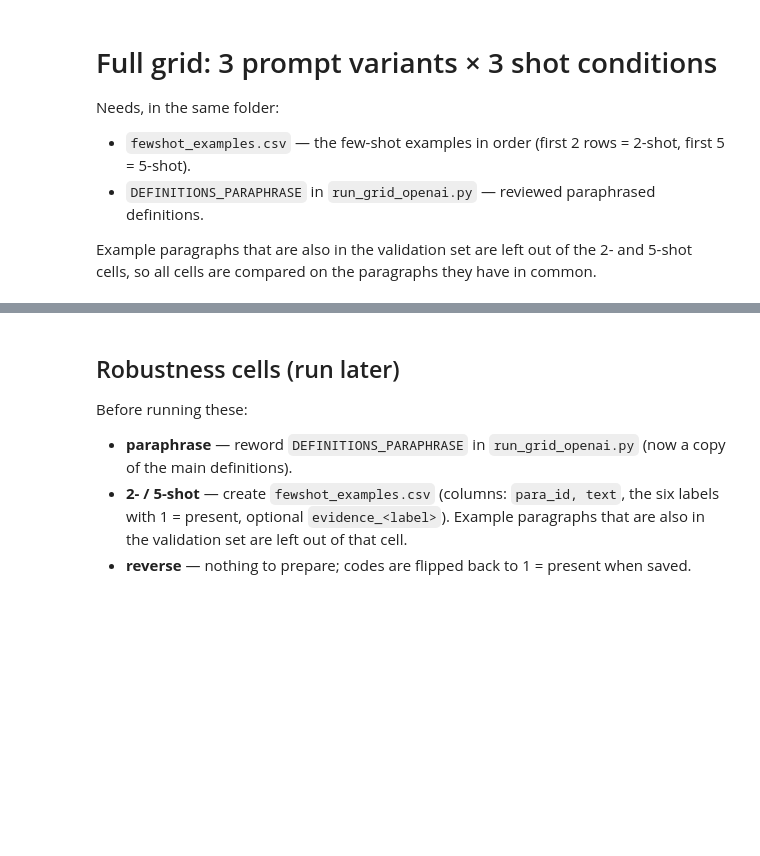
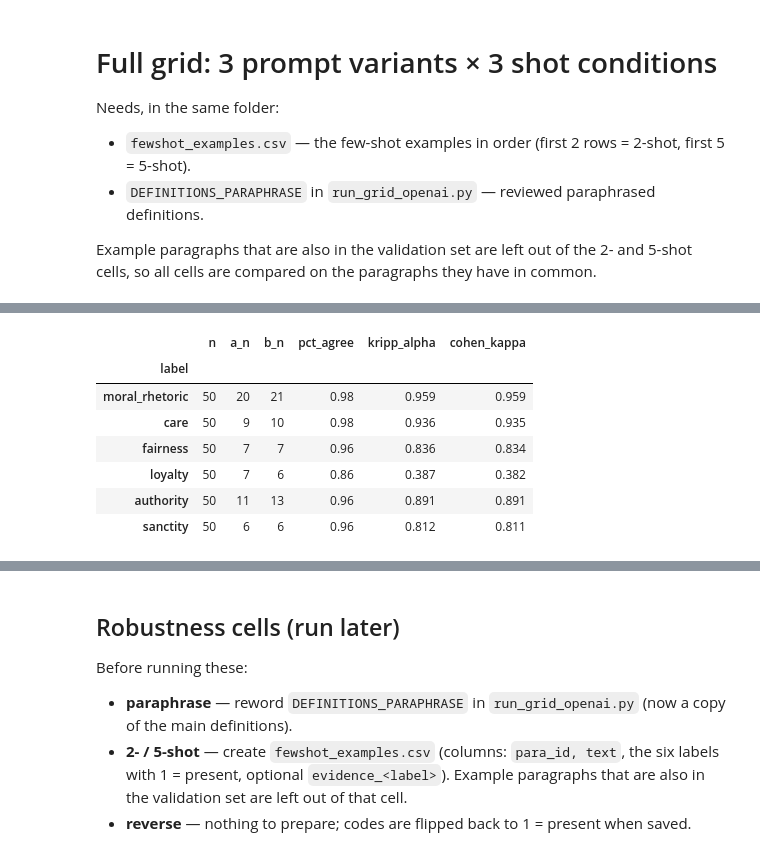
Before and after one commit to supertrashpanda/llm-moral-foundation, a Jupyter notebook: llm_moral_coding_main.ipynb, the cells around one changed output, grey strips where cells are left out. Cells and saved outputs as stored; diff of their text form; code cells hidden in the pictures; blank space fills up the shorter version.

```diff
--- a/llm_moral_coding_main.ipynb
+++ b/llm_moral_coding_main.ipynb
@@ -274,0 +320,9 @@ all_pred.groupby(["variant", "shots"]).size()
+# %%
+for (v, k), g in all_pred.groupby(["variant", "shots"]):
+    mm = validation.merge(g.drop(columns=["text"], errors="ignore"), on="para_id")
+    mm = mm[mm["moral_rhetoric"].notna()]
+    for l in EVAL_LABELS:
+        mm[f"{l}_majority"] = (mm[[f"{l}_{c}" for c in CODERS]].sum(axis=1) >= 2).astype(int)
+    res = {c: evaluate(mm, lambda l, c=c: f"{l}_{c}") for c in CODERS}
+    res["majority"] = evaluate(mm, lambda l: f"{l}_majority")
+    pd.concat(res, names=["coder", "label"]).to_csv(f"{rg.OUT_DIR}/{v}_{k}shot_evaluation.csv")
@@ -274,0 +339,33 @@ all_pred.groupby(["variant", "shots"]).size()
+# %%
+import krippendorff
+from sklearn.metrics import cohen_kappa_score
+
+def compare_runs(file_a, file_b):
+    a = pd.read_csv(file_a)
+    b = pd.read_csv(file_b)
+    m = a.merge(b, on="para_id", suffixes=("_a", "_b"))
+    rows = []
+    for l in rg.LABELS:
+        sub = m[[f"{l}_a", f"{l}_b"]].dropna()          # 去掉解析失败的段落
+        x, y = sub[f"{l}_a"].astype(int), sub[f"{l}_b"].astype(int)
+        alpha = (krippendorff.alpha(reliability_data=[x.values, y.values], level_of_measurement="nominal")
+                 if len(set(x) | set(y)) > 1 else float("nan"))
+        rows.append({"label": l, "n": len(sub),
+                     "a_n": int(x.sum()), "b_n": int(y.sum()),
+                     "pct_agree": (x == y).mean(),
+                     "kripp_alpha": alpha,
+                     "cohen_kappa": cohen_kappa_score(x, y)})
+    return pd.DataFrame(rows).set_index("label").round(3)
+
+# 例：baseline vs paraphrase × 0-shot
+compare_runs(f"{rg.OUT_DIR}/main_0shot_validation.csv",
+             f"{rg.OUT_DIR}/paraphrase_0shot_validation.csv")
+# %% [output]
+|  | n | a_n | b_n | pct_agree | kripp_alpha | cohen_kappa |
+| label |  |  |  |  |  |  |
+| moral_rhetoric | 50 | 20 | 21 | 0.98 | 0.959 | 0.959 |
+| care | 50 | 9 | 10 | 0.98 | 0.936 | 0.935 |
+| fairness | 50 | 7 | 7 | 0.96 | 0.836 | 0.834 |
+| loyalty | 50 | 7 | 6 | 0.86 | 0.387 | 0.382 |
+| authority | 50 | 11 | 13 | 0.96 | 0.891 | 0.891 |
+| sanctity | 50 | 6 | 6 | 0.96 | 0.812 | 0.811 |
```
Also changed, not shown: parts of 10 cells of this notebook, 40 other files.
